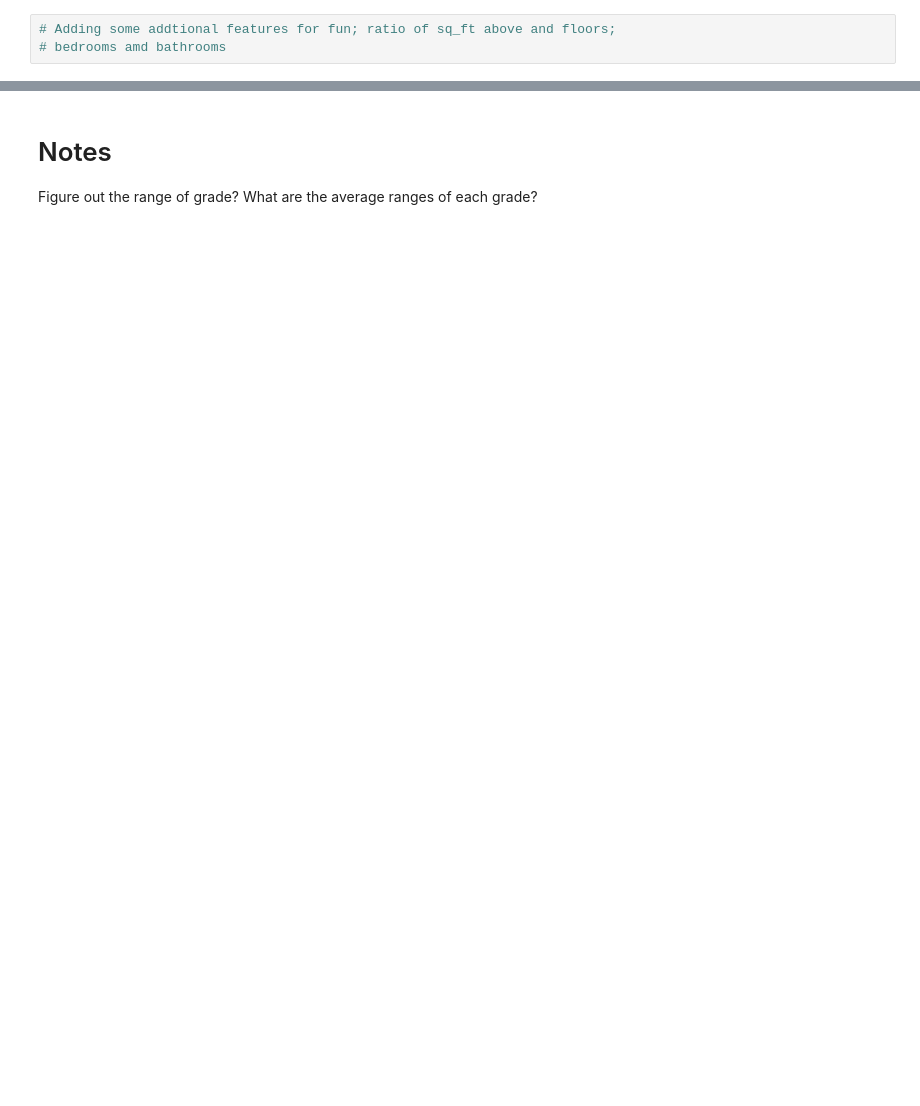
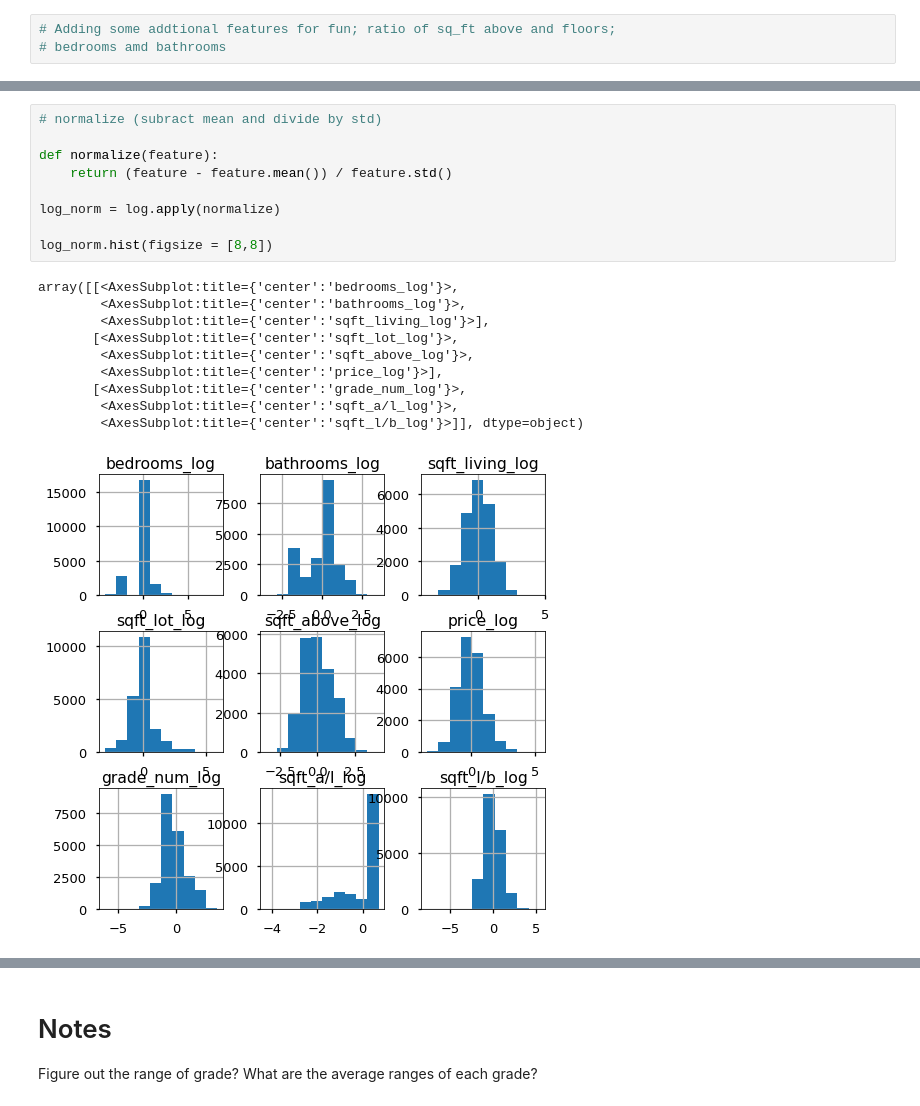
Before and after one commit to heathlikethecandybar/dsc-phase-2-project-v2-3, a Jupyter notebook: student.ipynb, the cells around one changed output, grey strips where cells are left out. Saved outputs shown, nothing was run; the diff lists cells and outputs as text; blank space fills up the shorter version.

```diff
--- a/student.ipynb
+++ b/student.ipynb
@@ -280,0 +453,20 @@ dtype: bool
+# %%
+# normalize (subract mean and divide by std)
+
+def normalize(feature):
+    return (feature - feature.mean()) / feature.std()
+
+log_norm = log.apply(normalize)
+
+log_norm.hist(figsize = [8,8])
+# %% [output]
+array([[<AxesSubplot:title={'center':'bedrooms_log'}>,
+        <AxesSubplot:title={'center':'bathrooms_log'}>,
+        <AxesSubplot:title={'center':'sqft_living_log'}>],
+       [<AxesSubplot:title={'center':'sqft_lot_log'}>,
+        <AxesSubplot:title={'center':'sqft_above_log'}>,
+        <AxesSubplot:title={'center':'price_log'}>],
+       [<AxesSubplot:title={'center':'grade_num_log'}>,
+        <AxesSubplot:title={'center':'sqft_a/l_log'}>,
+        <AxesSubplot:title={'center':'sqft_l/b_log'}>]], dtype=object)
+[figure, added]
```
Also changed, not shown: parts of 44 cells of this notebook.
